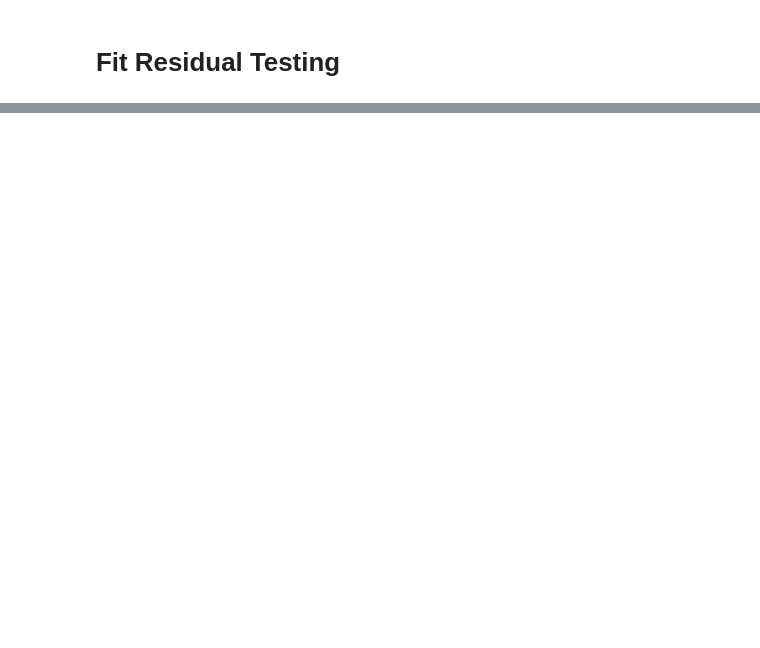
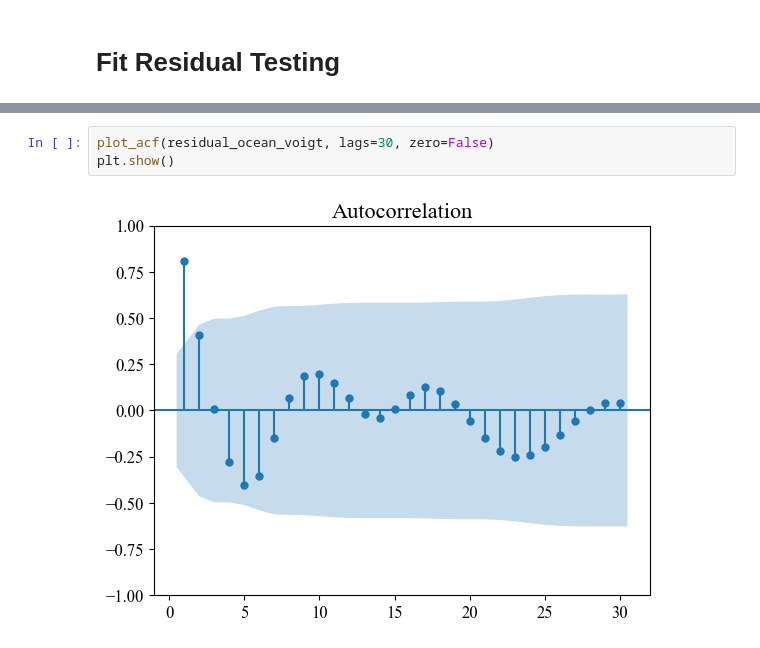
Before and after one commit to Sebastian426/Advanced-Lab-Code, a Jupyter notebook: Main_Results_Plots/Peak_Plots.ipynb, the cells around one changed output, grey strips where cells are left out. Saved outputs shown, nothing was run; the diff lists cells and outputs as text; blank space fills up the shorter version.

```diff
--- a/Main_Results_Plots/Peak_Plots.ipynb
+++ b/Main_Results_Plots/Peak_Plots.ipynb
@@ -914,0 +984,5 @@ BIC_mono_gauss: 212.38033
+# %%
+plot_acf(residual_ocean_voigt, lags=30, zero=False)
+plt.show()
+# %% [output]
+[figure, added]
```
Also changed, not shown: parts of 16 cells of this notebook.
